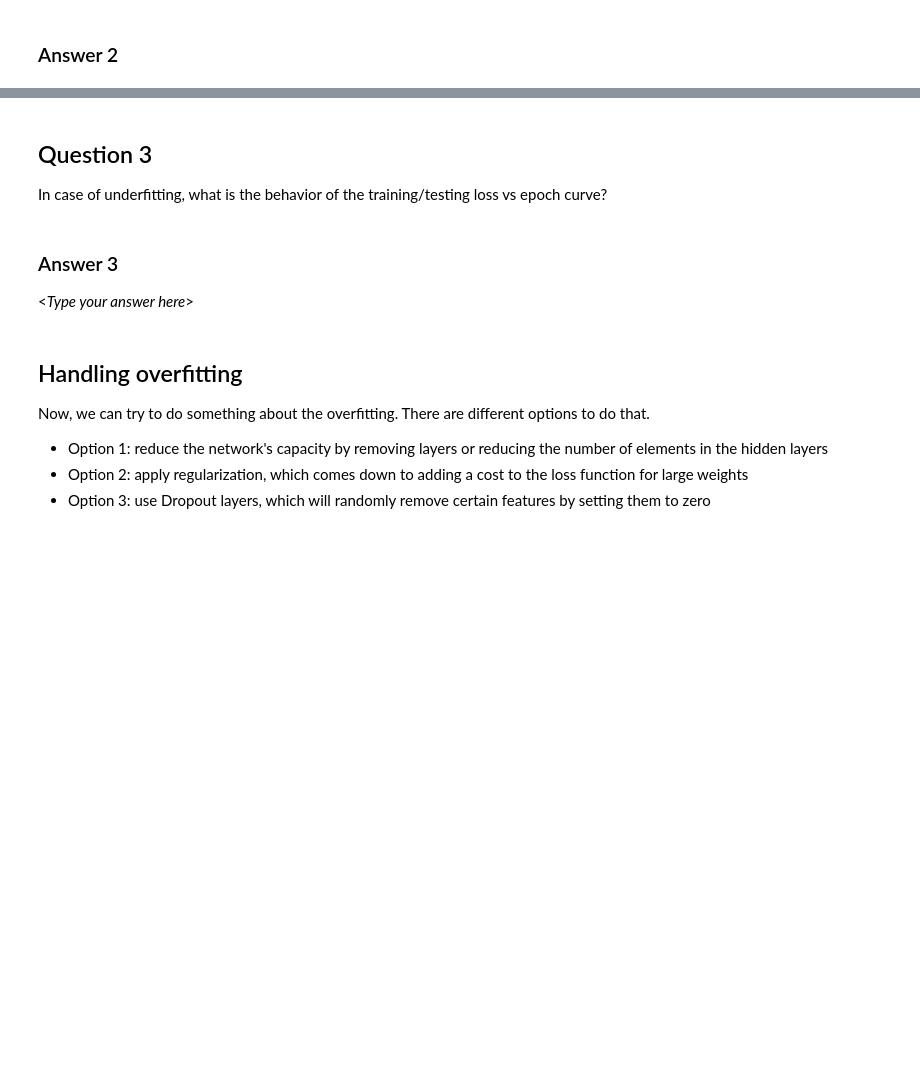
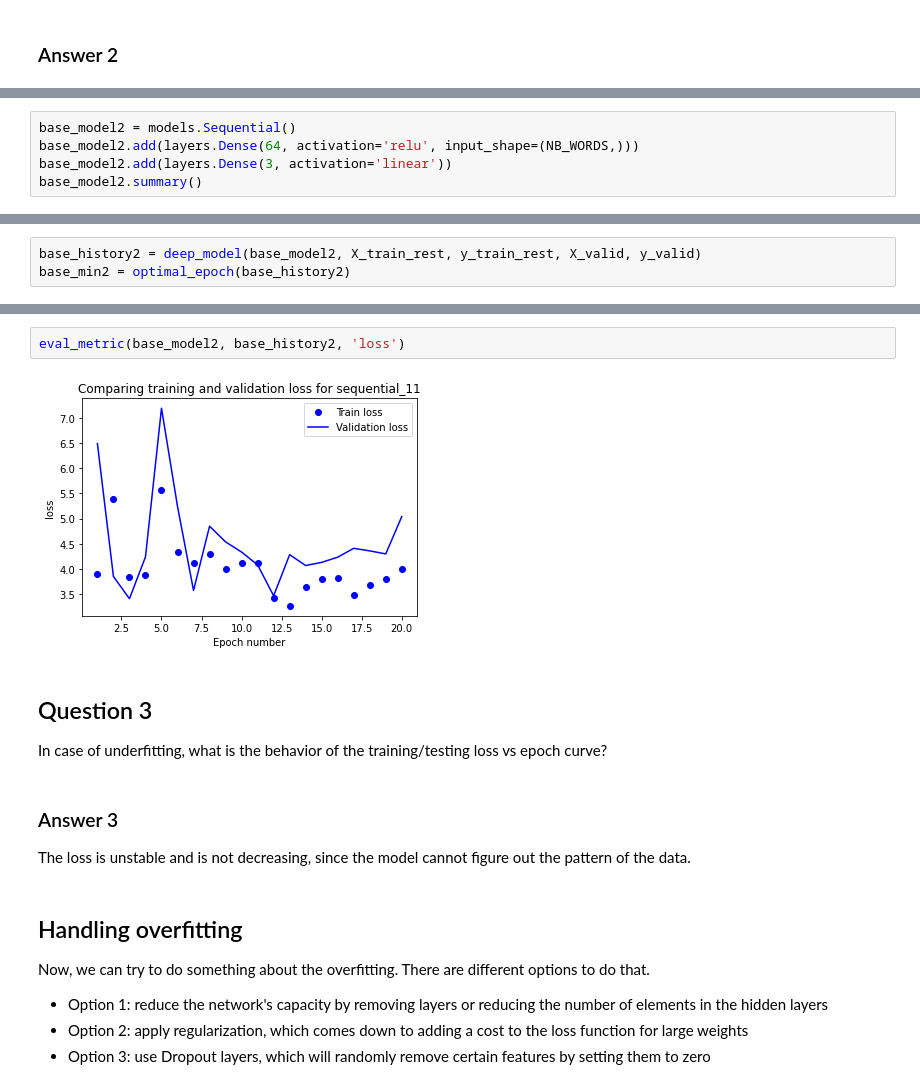
Before and after one commit to SohailaDiab/spring_2023_vail-SohailaDiab, a Jupyter notebook: Day_09/Overfitting_And_Underfitting.ipynb, the cells around one changed output, grey strips where cells are left out. Drawn from its saved outputs; the diff is of its cells as text; blank space fills up the shorter version.

```diff
--- a/Day_09/Overfitting_And_Underfitting.ipynb
+++ b/Day_09/Overfitting_And_Underfitting.ipynb
@@ -433,0 +468,5 @@ Intuitively, what kind of model would have underfitted the Tweets dataset? Defin
+# %%
+base_model2 = models.Sequential()
+base_model2.add(layers.Dense(64, activation='relu', input_shape=(NB_WORDS,)))
+base_model2.add(layers.Dense(3, activation='linear'))
+base_model2.summary()
@@ -433,0 +487,3 @@ Intuitively, what kind of model would have underfitted the Tweets dataset? Defin
+# %%
+base_history2 = deep_model(base_model2, X_train_rest, y_train_rest, X_valid, y_valid)
+base_min2 = optimal_epoch(base_history2)
@@ -434,11 +508,15 @@ Intuitively, what kind of model would have underfitted the Tweets dataset? Defin
+# %%
+eval_metric(base_model2, base_history2, 'loss')
+# %% [output]
+[figure, added]
 # %% [markdown]
 ## Question 3
 
 In case of underfitting, what is the behavior of the training/testing loss vs epoch curve?
-# %% [markdown]
-### Answer 3
-
-\<*Type your answer here*\>
+# %% [markdown]
+### Answer 3
+
+The loss is unstable and is not decreasing, since the model cannot figure out the pattern of the data.
 # %% [markdown]
 ## Handling overfitting
 Now, we can try to do something about the overfitting. There are different options to do that.
```
Also changed, not shown: parts of 17 cells of this notebook.
